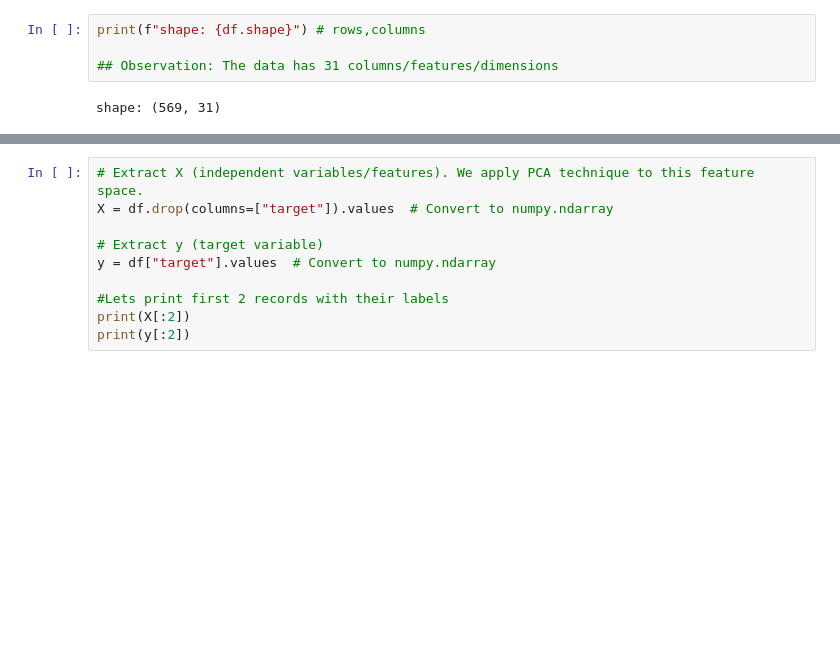
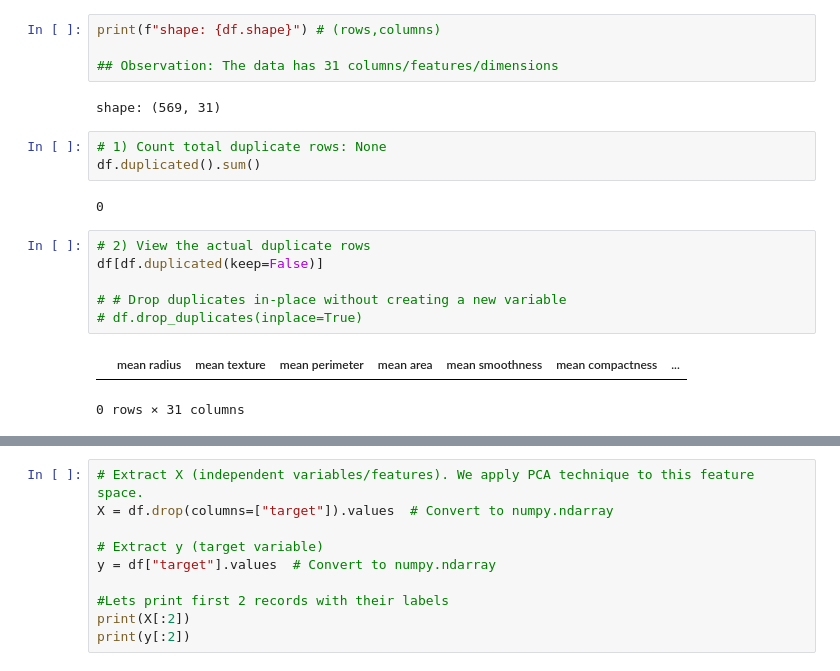
Before and after one commit to ash322ash422/tut_ml, a Jupyter notebook: 2_misc_DimensionReduction_PCA-tSNE-SVD-LDA/PCA_1_explained_with_example_breast_cancer.ipynb, the cells around one changed output, grey strips where cells are left out. Drawn from its saved outputs; the diff is of its cells as text; blank space fills up the shorter version.

```diff
--- a/2_misc_DimensionReduction_PCA-tSNE-SVD-LDA/PCA_1_explained_with_example_breast_cancer.ipynb
+++ b/2_misc_DimensionReduction_PCA-tSNE-SVD-LDA/PCA_1_explained_with_example_breast_cancer.ipynb
@@ -40,6 +69,20 @@ print(df.head(5)) # first 5 records
 # %%
-print(f"shape: {df.shape}") # rows,columns
+print(f"shape: {df.shape}") # (rows,columns)
 
 ## Observation: The data has 31 columns/features/dimensions
 # %% [output]
 shape: (569, 31)
+# %%
+# 1) Count total duplicate rows: None
+df.duplicated().sum()
+# %% [output]
+0
+# %%
+# 2) View the actual duplicate rows
+df[df.duplicated(keep=False)]
+
+# # Drop duplicates in-place without creating a new variable
+# df.drop_duplicates(inplace=True)
+# %% [output]
+|  | mean radius | mean texture | mean perimeter | mean area | mean smoothness | mean compactness | ... |
+0 rows × 31 columns
```
Also changed, not shown: parts of 34 cells of this notebook, 16 other files.
